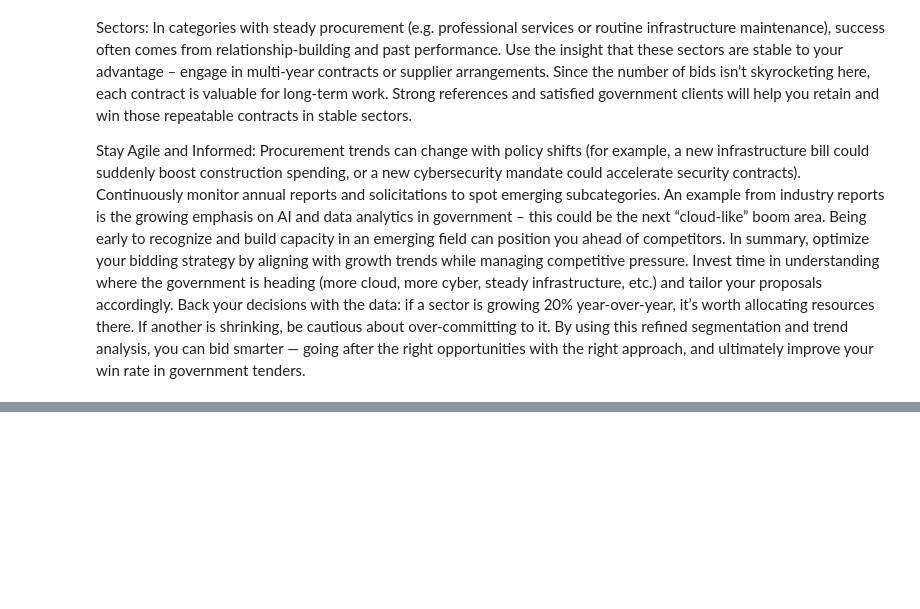
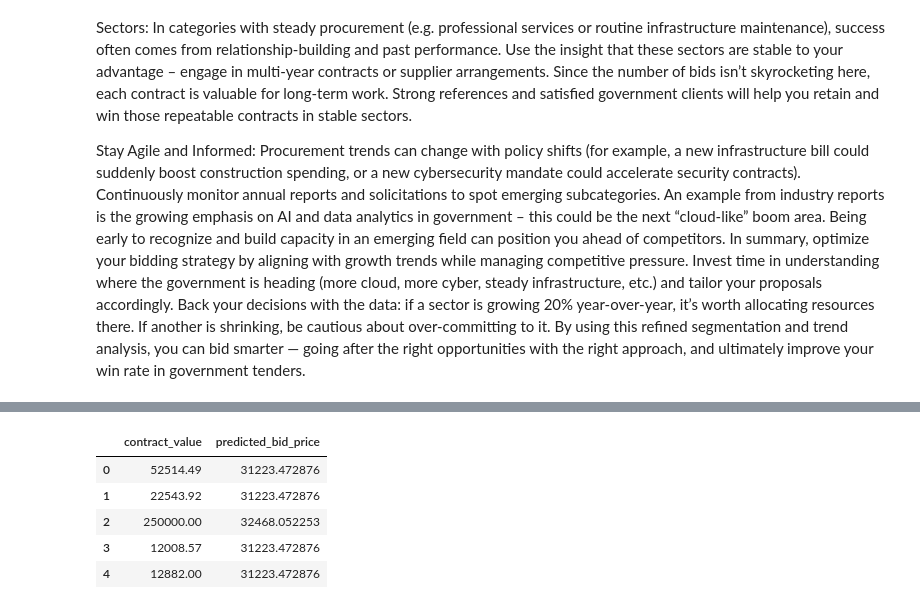
Before and after one commit to pvlefang/TDP-BM-Tender-Discovery-Platform---Benchmarking-, a Jupyter notebook: Copy_of_Government_Tender_Bids_Analysis.ipynb, the cells around one changed output, grey strips where cells are left out. Saved outputs shown, nothing was run; the diff lists cells and outputs as text; code cells hidden in the pictures; blank space fills up the shorter version.

```diff
--- a/Copy_of_Government_Tender_Bids_Analysis.ipynb
+++ b/Copy_of_Government_Tender_Bids_Analysis.ipynb
@@ -439,0 +796,33 @@ In summary, optimize your bidding strategy by aligning with growth trends while
+# %%
+# %% [markdown]
+# ## 5. Adding Predicted Bid Price to the Final Dataset
+#
+# We now predict bid prices for all entries and add the predictions as a new column.
+
+# %% [code]
+# For all records in the original (cleaned) dataframe, perform the same encoding and prediction.
+# Prepare features for the full dataset:
+X_full = df[features]
+X_full_encoded = pd.get_dummies(X_full, drop_first=True)
+
+# Ensure the full set has the same columns as our training data
+missing_cols = set(X_train.columns) - set(X_full_encoded.columns)
+for col in missing_cols:
+    X_full_encoded[col] = 0  # add missing dummy columns with 0
+
+# Reorder columns to match the training set
+X_full_encoded = X_full_encoded[X_train.columns]
+
+# Predict the bid price for each tender record
+df['predicted_bid_log'] = rf_model.predict(X_full_encoded)
+df['predicted_bid_price'] = np.exp(df['predicted_bid_log']) - 1
+
+# Preview the updated dataframe
+df[['contract_value', 'predicted_bid_price']].head()
+# %% [output]
+|  | contract_value | predicted_bid_price |
+| 0 | 52514.49 | 31223.472876 |
+| 1 | 22543.92 | 31223.472876 |
+| 2 | 250000.00 | 32468.052253 |
+| 3 | 12008.57 | 31223.472876 |
+| 4 | 12882.00 | 31223.472876 |
```
Also changed, not shown: parts of 12 cells of this notebook.
